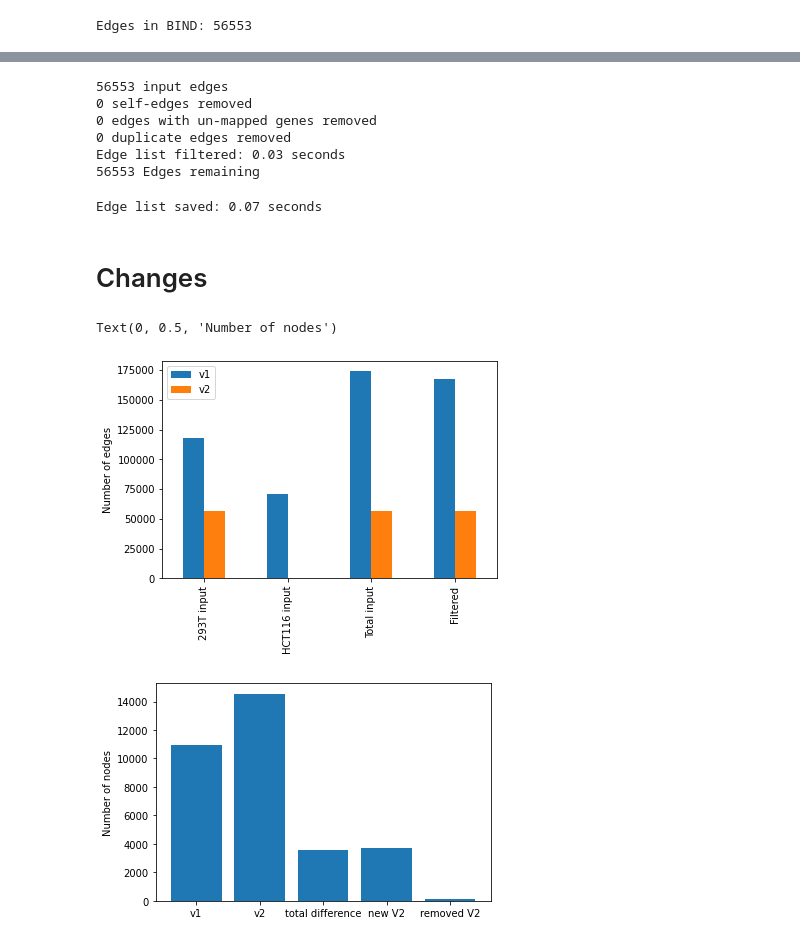
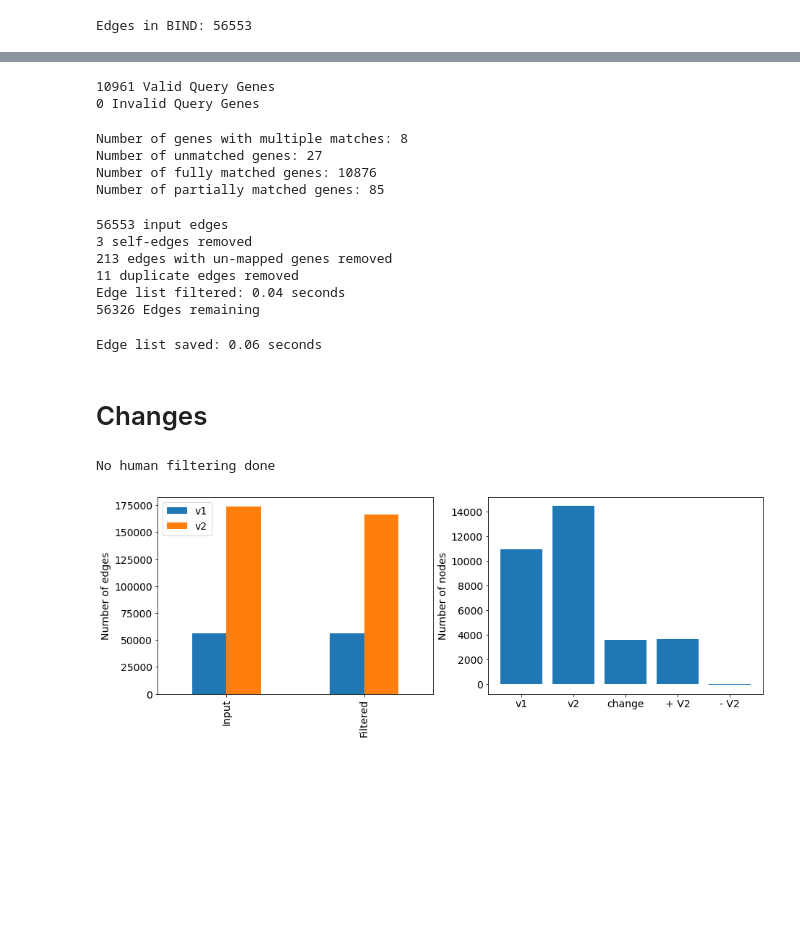
Before and after one commit to sarah-n-wright/Network_Evaluation_Tools, a Jupyter notebook: Network Processing Notebooks/BioPlex Processing.ipynb, the cells around one changed output, grey strips where cells are left out. Cells and saved outputs as stored; diff of their text form; code cells hidden in the pictures; blank space fills up the shorter version.

Commit message:
updated variables and added symbol query, added new plotting function

```diff
--- a/Network Processing Notebooks/BioPlex Processing.ipynb
+++ b/Network Processing Notebooks/BioPlex Processing.ipynb
@@ -90,5 +110,5 @@ print('Edges in BIND:', len(BioPlex_edgelist))
 Edges in BIND: 56553
 # %%
 # Sort each edge representation for filtering
-BioPlex_edgelist_sorted = [sorted(edge) for edge in BioPlex_edgelist]
-BioPlex_edgelist_sorted = pd.DataFrame(BioPlex_edgelist_sorted, columns=["symbol_n1", "symbol_n2"])
+edgelist_sorted = [sorted(edge) for edge in edgelist]
+edgelist_sorted = pd.DataFrame(edgelist_sorted, columns=["symbol_n1", "symbol_n2"])
@@ -95,17 +117,33 @@ BioPlex_edgelist_sorted = pd.DataFrame(BioPlex_edgelist_sorted, columns=["symbol
+# %%
+genes = (list(set(edgelist_sorted["symbol_n1"]).union(set(edgelist_sorted["symbol_n2"]))))
+query_string, valid_genes, invalid_genes = gct.query_constructor(genes)
+# %% [output]
+10961 Valid Query Genes
+0 Invalid Query Genes
+# %%
+mapped, unmapped = gct.query_against_dataset("~/Data/Network_Analysis/Reference_Data/HGNC_download_2022.txt",
+                              valid_genes, return_as_dict=True)
+match_table_trim, query_to_symbol, query_to_entrez = gct.construct_query_map_table(mapped, valid_genes)
+# %% [output]
+Number of genes with multiple matches: 8
+Number of unmatched genes: 27
+Number of fully matched genes: 10876
+Number of partially matched genes: 85
 # %%
+edgelist_updated = gct.convert_edgelist(edgelist_sorted, query_to_symbol)
 # Filter edgelist for duplicate nodes and for self-edges
-BioPlex_edgelist_filt = gct.filter_converted_edgelist(BioPlex_edgelist_sorted)
+edgelist_filt = gct.filter_converted_edgelist(edgelist_updated)
 # %% [output]
 56553 input edges
-0 self-edges removed
-0 edges with un-mapped genes removed
-0 duplicate edges removed
-Edge list filtered: 0.03 seconds
-56553 Edges remaining
+3 self-edges removed
+213 edges with un-mapped genes removed
+11 duplicate edges removed
+Edge list filtered: 0.04 seconds
+56326 Edges remaining
 # %%
 # Write network to file
-gct.write_edgelist(BioPlex_edgelist_filt, wd+'Processed_Data/Network_SIFs_Symbol/BioPlex_Symbol_v4a_2016.sif', binary=True)
+gct.write_edgelist(edgelist_filt, wd+'Processed_Data/Network_SIFs_Symbol/BioPlex_Symbol_v4a_2016.sif', binary=True)
 # %% [output]
-Edge list saved: 0.07 seconds
+Edge list saved: 0.06 seconds
 # %% [markdown]
 # Changes
@@ -119,10 +150,5 @@ nodes_v2 = set(BioPlex_edgelist_filt_v2["symbol_n1"].values).union(set(BioPlex_e
-# %%
-stats.plot.bar(ylabel="Number of edges")
-plt.figure()
-plt.bar(["v1", "v2", "total difference", "new V2", "removed V2"], [len(nodes_v1), len(nodes_v2), len(nodes_v2)-len(nodes_v1),
-                                                           len(nodes_v2.difference(nodes_v1)), len(nodes_v1.difference(nodes_v2))])
-plt.ylabel("Number of nodes")
-# %% [output]
-Text(0, 0.5, 'Number of nodes')
-[figure, removed]
-[figure, removed]
+# %%
+dit.plot_changes_to_dataset(input_raw, input_raw_v2, edgelist_filt, edgelist_filt_v2)
+# %% [output]
+No human filtering done
+[figure, added]
```
Also changed, not shown: parts of 16 cells of this notebook.
